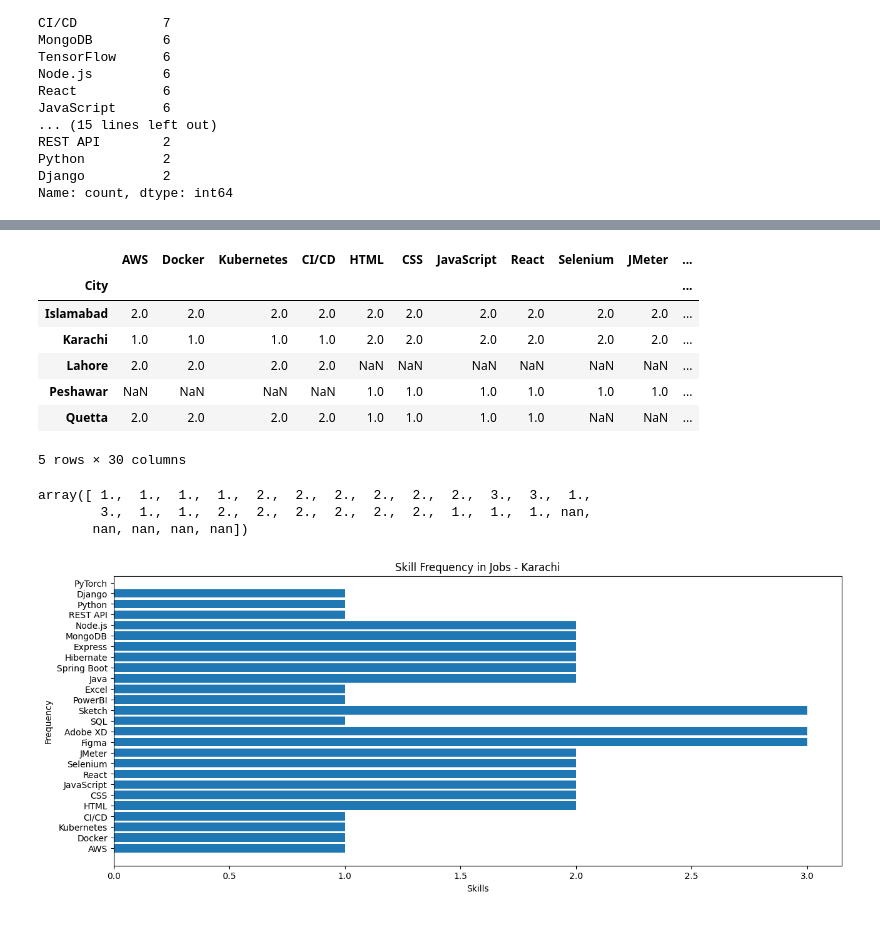
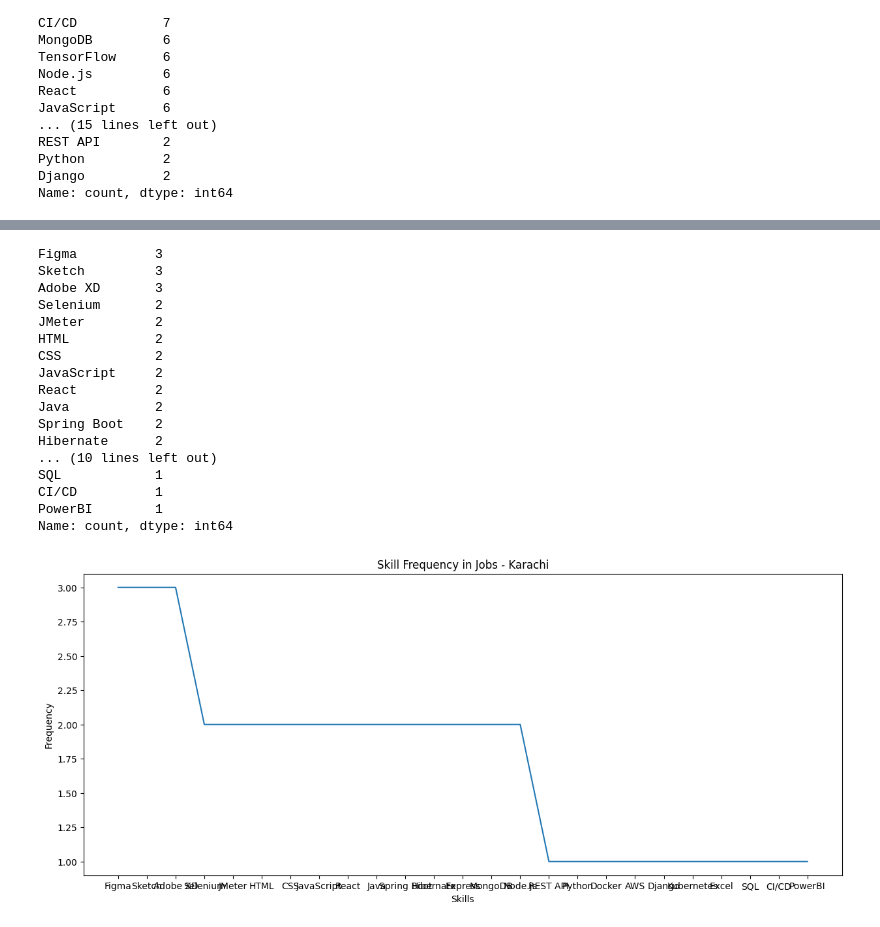
Before and after one commit to xMurtazax/Elevvo-Pathways, a Jupyter notebook: Task-6/Analyzing-Job-postings.ipynb, the cells around one changed output, grey strips where cells are left out. Saved outputs shown, nothing was run; the diff lists cells and outputs as text; code cells hidden in the pictures.

```diff
--- a/Task-6/Analyzing-Job-postings.ipynb
+++ b/Task-6/Analyzing-Job-postings.ipynb
@@ -2,7 +2,7 @@
 import pandas as pd
 import matplotlib.pyplot as plt
 # %%
-df = pd.read_csv('job_postings.csv')
+df = pd.read_csv('job_listings.csv')
 df
 # %% [output]
 |  | Job title | Company | Posted date | Skills | City | Country |
@@ -107,33 +87,31 @@ df
 # %%
-frequent_skills_per_city = df.groupby('City')['Skills'].sum().apply(lambda x: pd.Series(x).value_counts())
-frequent_skills_per_city
+karachi_skill_frequency = pd.Series(df[df['City'] == 'Karachi']['Skills'].sum()).value_counts()
+karachi_skill_frequency
 # %% [output]
-|  | AWS | Docker | Kubernetes | CI/CD | HTML | CSS | JavaScript | React | Selenium | JMeter | ... |
-| City |  |  |  |  |  |  |  |  |  |  | ... |
-| Islamabad | 2.0 | 2.0 | 2.0 | 2.0 | 2.0 | 2.0 | 2.0 | 2.0 | 2.0 | 2.0 | ... |
-| Karachi | 1.0 | 1.0 | 1.0 | 1.0 | 2.0 | 2.0 | 2.0 | 2.0 | 2.0 | 2.0 | ... |
-| Lahore | 2.0 | 2.0 | 2.0 | 2.0 | NaN | NaN | NaN | NaN | NaN | NaN | ... |
-| Peshawar | NaN | NaN | NaN | NaN | 1.0 | 1.0 | 1.0 | 1.0 | 1.0 | 1.0 | ... |
-| Quetta | 2.0 | 2.0 | 2.0 | 2.0 | 1.0 | 1.0 | 1.0 | 1.0 | NaN | NaN | ... |
-5 rows × 30 columns
+Figma          3
+Sketch         3
+Adobe XD       3
+Selenium       2
+JMeter         2
+HTML           2
+CSS            2
+JavaScript     2
+React          2
+Java           2
+Spring Boot    2
+Hibernate      2
+... (10 lines left out)
+SQL            1
+CI/CD          1
+PowerBI        1
+Name: count, dtype: int64
-# %%
-frequent_skills_per_city.loc['Karachi'].values
-# %% [output]
-array([ 1.,  1.,  1.,  1.,  2.,  2.,  2.,  2.,  2.,  2.,  3.,  3.,  1.,
-        3.,  1.,  1.,  2.,  2.,  2.,  2.,  2.,  2.,  1.,  1.,  1., nan,
-       nan, nan, nan, nan])
 # %%
-karachi_skill_frequency = frequent_skills_per_city.loc['Karachi']
-karachi_skill_frequency = frequent_skills_per_city.loc['Karachi']
-karachi_skill_frequency = frequent_skills_per_city.loc['Karachi']
-karachi_skill_frequency = frequent_skills_per_city.loc['Karachi']
-
 plt.figure(figsize=(15, 6))
-plt.barh(frequent_skills_per_city.loc['Karachi'].index, frequent_skills_per_city.loc['Karachi'].values)
+plt.plot(karachi_skill_frequency.index, karachi_skill_frequency.values)
 plt.xlabel('Skills')
 plt.ylabel('Frequency')
 plt.xticks()
 plt.title('Skill Frequency in Jobs - Karachi')
 plt.show()
 # %% [output]
-[figure, old version]
+[figure, new version]
```
Also changed, not shown: parts of 2 cells of this notebook, 5 other files.
